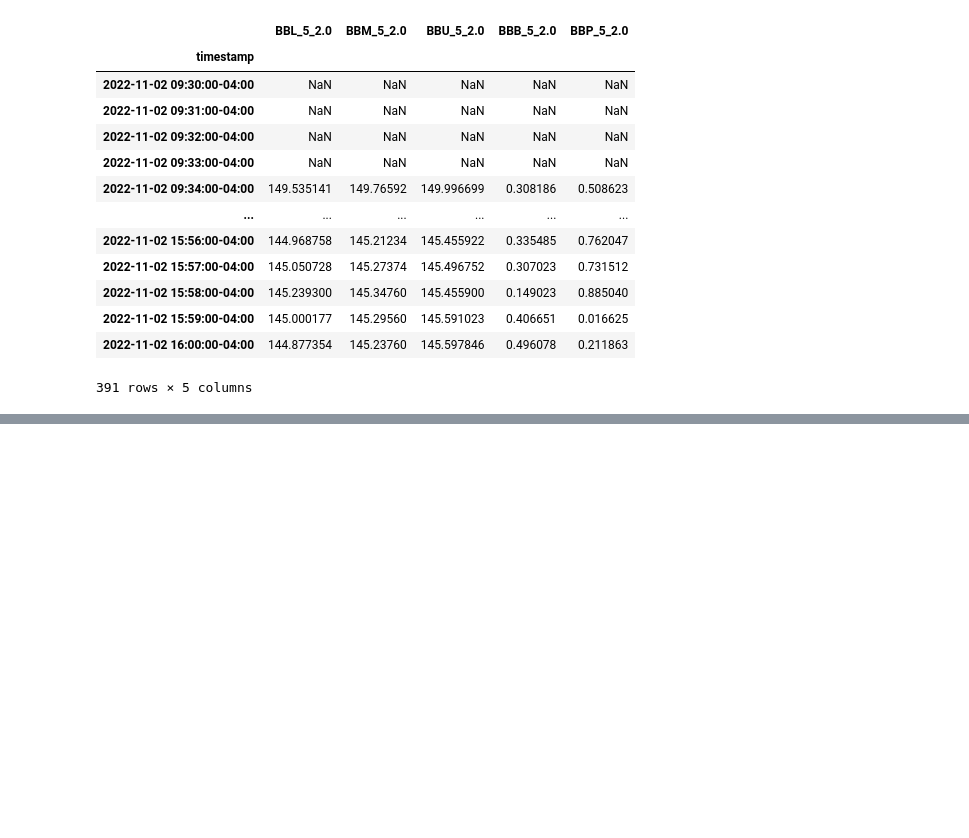
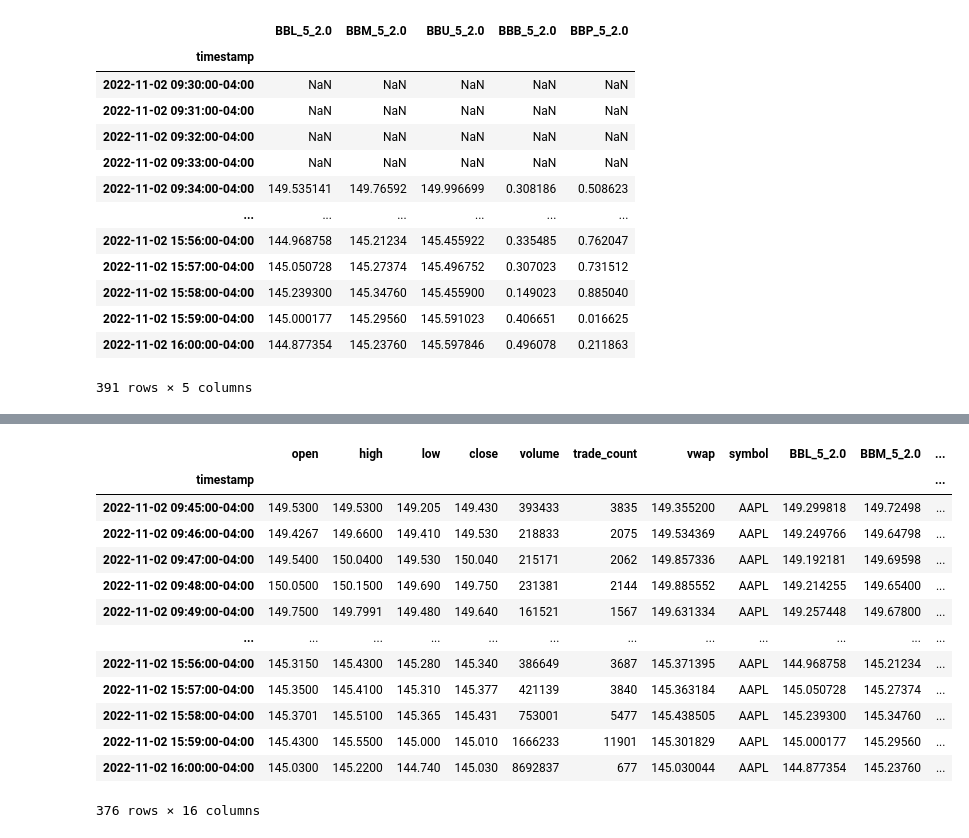
Before and after one commit to Latnid/AlgoTrader, a Jupyter notebook: Modules/indicators.ipynb, the cells around one changed output, grey strips where cells are left out. Drawn from its saved outputs; the diff is of its cells as text; code cells hidden in the pictures; blank space fills up the shorter version.

```diff
--- a/Modules/indicators.ipynb
+++ b/Modules/indicators.ipynb
@@ -29,7 +26,7 @@ Data_df[Data_df['symbol']=='AAPL']['close'].hvplot()
 [interactive output not drawn]
 # %%
 # Create bbands.
-Data_i_bbands = ta.bbands(Data_df[Data_df['symbol']=='AAPL']['close'])
+Data_i_bbands = ta.bbands(Data_df['close'])
 # %%
 Data_i_bbands
 # %% [output]
@@ -53,3 +51,6 @@ Data_i_bbands.hvplot(
 )*Data_df[Data_df['symbol']=='AAPL']['close'].hvplot()
 # %% [output]
 [interactive output not drawn]
+# %%
+# Create kdj
+Data_df_i_kdj = ta.kdj(high=Data_df['high'],low=Data_df['low'],close=Data_df['close'],length=9,signal=3,offset=3)
@@ -55,0 +67,18 @@ Data_i_bbands.hvplot(
+# %%
+# concat all indicatiors to Data_df,drop NA,prepare for Machine Learning
+ML_df = pd.concat([Data_df,Data_i_bbands,Data_df_i_kdj],axis = 1).dropna()
+# %% [output]
+|  | open | high | low | close | volume | trade_count | vwap | symbol | BBL_5_2.0 | BBM_5_2.0 | ... |
+| timestamp |  |  |  |  |  |  |  |  |  |  | ... |
+| 2022-11-02 09:45:00-04:00 | 149.5300 | 149.5300 | 149.205 | 149.430 | 393433 | 3835 | 149.355200 | AAPL | 149.299818 | 149.72498 | ... |
+| 2022-11-02 09:46:00-04:00 | 149.4267 | 149.6600 | 149.410 | 149.530 | 218833 | 2075 | 149.534369 | AAPL | 149.249766 | 149.64798 | ... |
+| 2022-11-02 09:47:00-04:00 | 149.5400 | 150.0400 | 149.530 | 150.040 | 215171 | 2062 | 149.857336 | AAPL | 149.192181 | 149.69598 | ... |
+| 2022-11-02 09:48:00-04:00 | 150.0500 | 150.1500 | 149.690 | 149.750 | 231381 | 2144 | 149.885552 | AAPL | 149.214255 | 149.65400 | ... |
+| 2022-11-02 09:49:00-04:00 | 149.7500 | 149.7991 | 149.480 | 149.640 | 161521 | 1567 | 149.631334 | AAPL | 149.257448 | 149.67800 | ... |
+| ... | ... | ... | ... | ... | ... | ... | ... | ... | ... | ... | ... |
+| 2022-11-02 15:56:00-04:00 | 145.3150 | 145.4300 | 145.280 | 145.340 | 386649 | 3687 | 145.371395 | AAPL | 144.968758 | 145.21234 | ... |
+| 2022-11-02 15:57:00-04:00 | 145.3500 | 145.4100 | 145.310 | 145.377 | 421139 | 3840 | 145.363184 | AAPL | 145.050728 | 145.27374 | ... |
+| 2022-11-02 15:58:00-04:00 | 145.3701 | 145.5100 | 145.365 | 145.431 | 753001 | 5477 | 145.438505 | AAPL | 145.239300 | 145.34760 | ... |
+| 2022-11-02 15:59:00-04:00 | 145.4300 | 145.5500 | 145.000 | 145.010 | 1666233 | 11901 | 145.301829 | AAPL | 145.000177 | 145.29560 | ... |
+| 2022-11-02 16:00:00-04:00 | 145.0300 | 145.2200 | 144.740 | 145.030 | 8692837 | 677 | 145.030044 | AAPL | 144.877354 | 145.23760 | ... |
+376 rows × 16 columns
```
Also changed, not shown: parts of 7 cells of this notebook, 7 other files.
